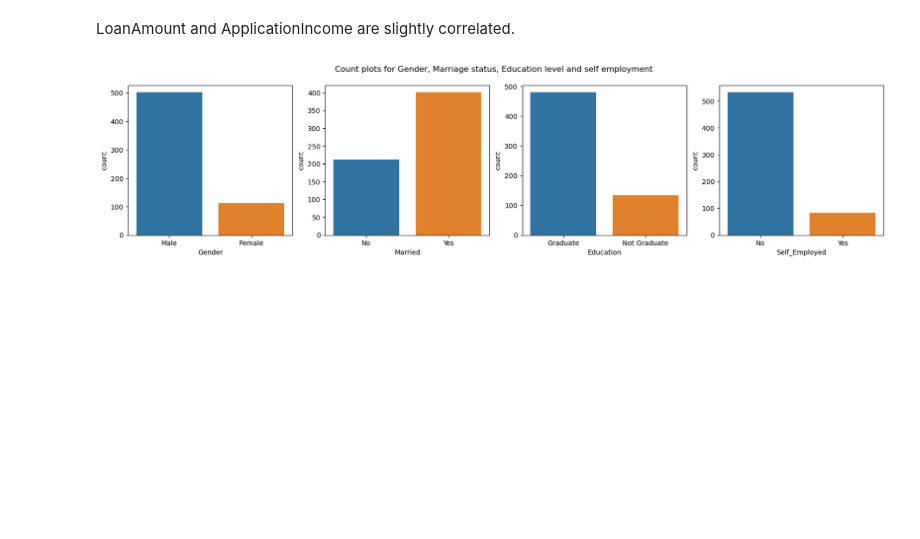
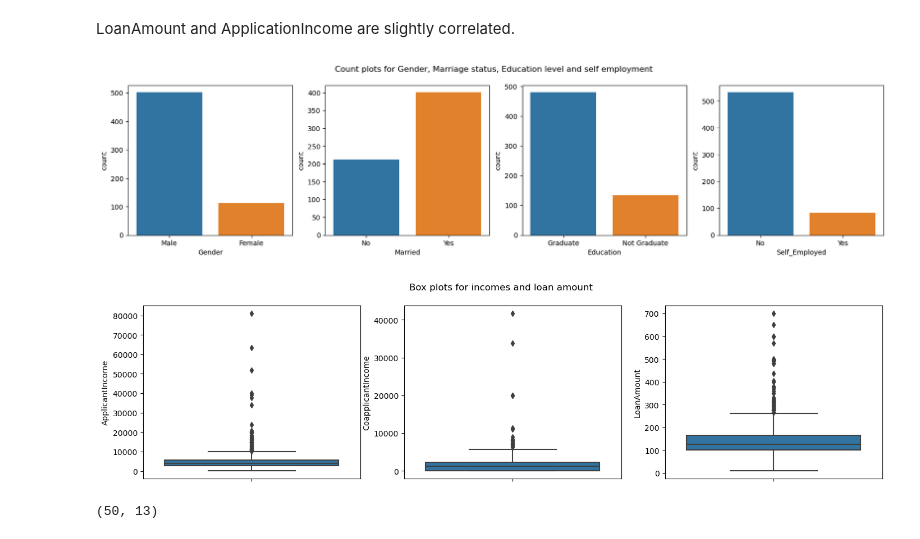
Before and after one commit to AdrianNakonieczny/loan-approval, a Jupyter notebook: loans_approval.ipynb, the cells around one changed output. Saved outputs shown, nothing was run; the diff lists cells and outputs as text; code cells hidden in the pictures; blank space fills up the shorter version.

```diff
--- a/loans_approval.ipynb
+++ b/loans_approval.ipynb
@@ -176,3 +178,14 @@ sns.countplot(ax = axes[3], x = df['Self_Employed'])
 plt.show()
 # %% [output]
 [figure]
+# %%
+fig, axes = plt.subplots(1, 3, figsize = (17, 4))
+fig.suptitle('Box plots for incomes and loan amount')
+
+sns.boxplot(ax = axes[0], y = df['ApplicantIncome'])
+sns.boxplot(ax = axes[1], y = df['CoapplicantIncome'])
+sns.boxplot(ax = axes[2], y = df['LoanAmount'])
+
+plt.show()
+# %% [output]
+[figure, added]
@@ -178,0 +196,4 @@ plt.show()
+# %%
+df[df['ApplicantIncome'] > upper].shape
+# %% [output]
+(50, 13)
```
Also changed, not shown: parts of 10 cells of this notebook.
